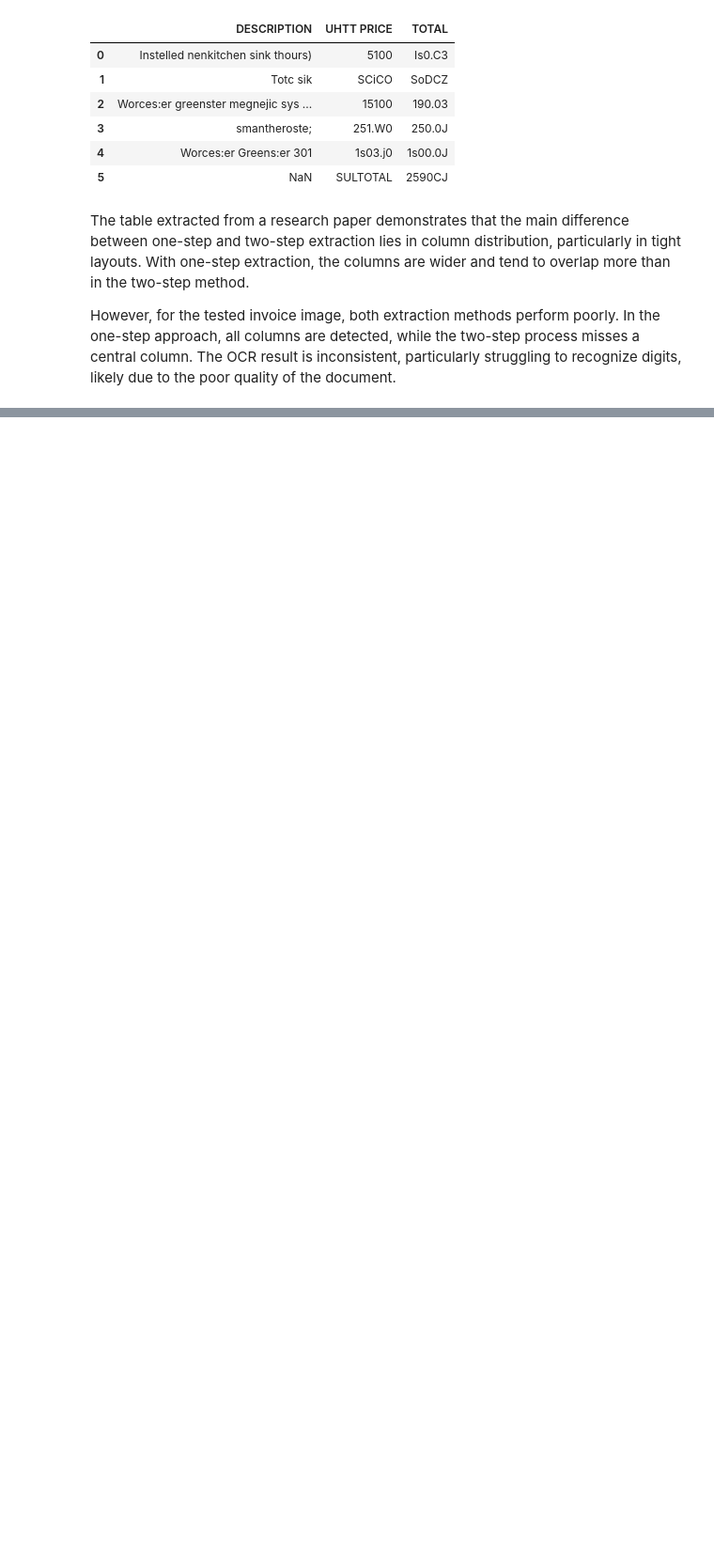
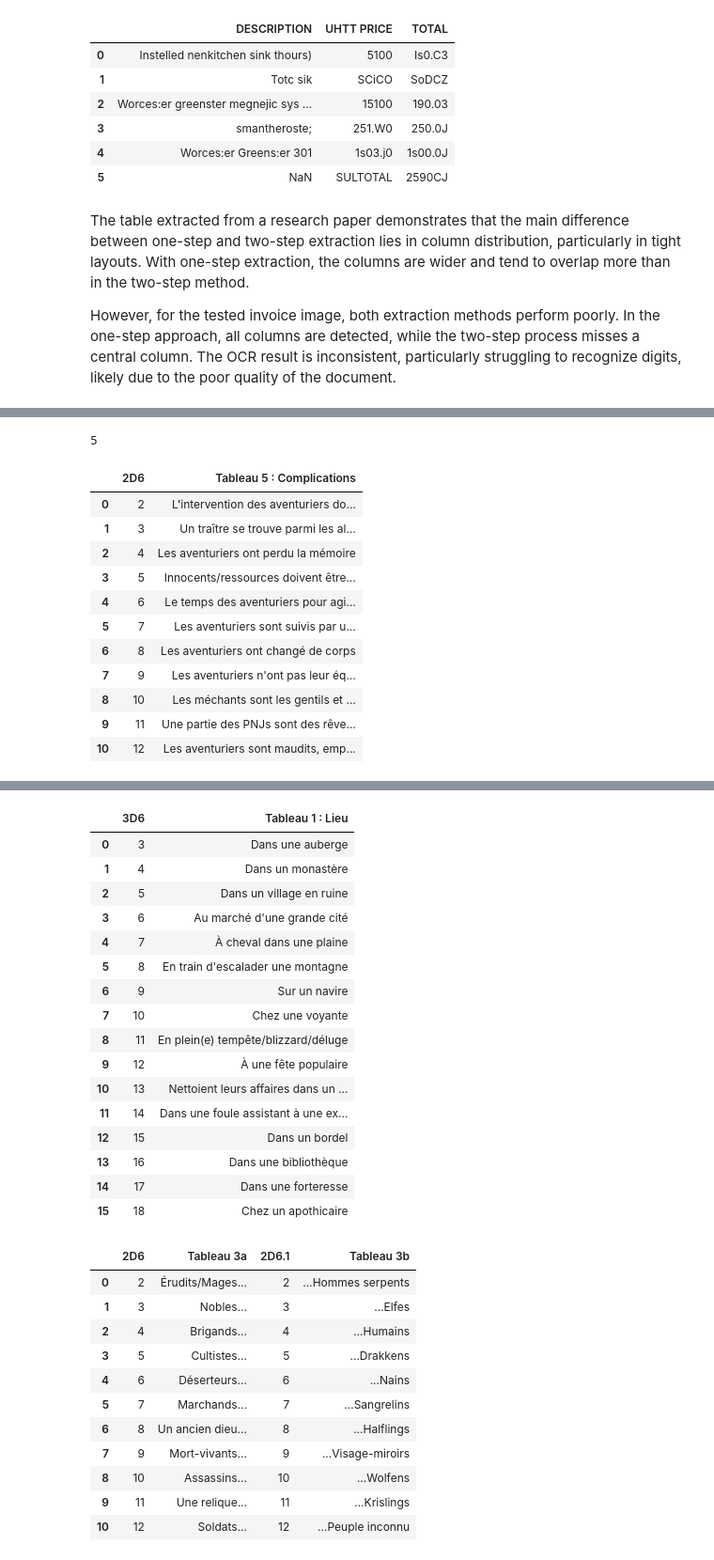
Before and after one commit to Martin-Labenne/table-transformer-demo, a Jupyter notebook: table-transformer-demo.ipynb, the cells around one changed output, grey strips where cells are left out. Shown at 94% size. Saved outputs shown, nothing was run; the diff lists cells and outputs as text; code cells hidden in the pictures; blank space fills up the shorter version.

```diff
--- a/table-transformer-demo.ipynb
+++ b/table-transformer-demo.ipynb
@@ -201,0 +255,29 @@ However, for the tested invoice image, both extraction methods perform poorly. I
+# %%
+from tableExtraction import PretrainTableExtractionPipeline
+
+from transformers import TableTransformerForObjectDetection, AutoModelForObjectDetection
+
+TABLE_DETECTION_MODEL_PATH = "microsoft/table-transformer-detection"
+TABLE_STRUCTURE_MODEL_PATH = "microsoft/table-transformer-structure-recognition-v1.1-all"
+
+table_detection_model = AutoModelForObjectDetection.from_pretrained(TABLE_DETECTION_MODEL_PATH, revision="no_timm")
+table_structure_model = TableTransformerForObjectDetection.from_pretrained(TABLE_STRUCTURE_MODEL_PATH)
+
+
+pipeline = PretrainTableExtractionPipeline(
+    det_model=table_detection_model,
+    str_model=table_structure_model,
+    det_device='cpu', str_device='cpu'
+)
+
+out_options = {
+    'out_objects': True,
+    'out_cells': True,
+    'out_html': True,
+    'out_csv': True
+}
+
+tables = pipeline.extract(image, tokens, **out_options)
+
+csv_buffer = StringIO(tables[0]['csv'][0])
+pd.read_csv(csv_buffer)
@@ -201,0 +297,20 @@ However, for the tested invoice image, both extraction methods perform poorly. I
+# %%
+len(tables)
+# %% [output]
+5
+# %%
+for table in tables:
+    display(pd.read_csv(StringIO(table['csv'][0])))
+# %% [output]
+|  | 2D6 | Tableau 5 : Complications |
+| 0 | 2 | L'intervention des aventuriers do... |
+| 1 | 3 | Un traître se trouve parmi les al... |
+| 2 | 4 | Les aventuriers ont perdu la mémoire |
+| 3 | 5 | Innocents/ressources doivent être... |
+| 4 | 6 | Le temps des aventuriers pour agi... |
+| 5 | 7 | Les aventuriers sont suivis par u... |
+| 6 | 8 | Les aventuriers ont changé de corps |
+| 7 | 9 | Les aventuriers n'ont pas leur éq... |
+| 8 | 10 | Les méchants sont les gentils et ... |
+| 9 | 11 | Une partie des PNJs sont des rêve... |
+| 10 | 12 | Les aventuriers sont maudits, emp... |
@@ -201,0 +334,29 @@ However, for the tested invoice image, both extraction methods perform poorly. I
+|  | 3D6 | Tableau 1 : Lieu |
+| 0 | 3 | Dans une auberge |
+| 1 | 4 | Dans un monastère |
+| 2 | 5 | Dans un village en ruine |
+| 3 | 6 | Au marché d'une grande cité |
+| 4 | 7 | À cheval dans une plaine |
+| 5 | 8 | En train d'escalader une montagne |
+| 6 | 9 | Sur un navire |
+| 7 | 10 | Chez une voyante |
+| 8 | 11 | En plein(e) tempête/blizzard/déluge |
+| 9 | 12 | À une fête populaire |
+| 10 | 13 | Nettoient leurs affaires dans un ... |
+| 11 | 14 | Dans une foule assistant à une ex... |
+| 12 | 15 | Dans un bordel |
+| 13 | 16 | Dans une bibliothèque |
+| 14 | 17 | Dans une forteresse |
+| 15 | 18 | Chez un apothicaire |
+|  | 2D6 | Tableau 3a | 2D6.1 | Tableau 3b |
+| 0 | 2 | Érudits/Mages... | 2 | ...Hommes serpents |
+| 1 | 3 | Nobles... | 3 | ...Elfes |
+| 2 | 4 | Brigands... | 4 | ...Humains |
+| 3 | 5 | Cultistes... | 5 | ...Drakkens |
+| 4 | 6 | Déserteurs... | 6 | ...Nains |
+| 5 | 7 | Marchands... | 7 | ...Sangrelins |
+| 6 | 8 | Un ancien dieu... | 8 | ...Halflings |
+| 7 | 9 | Mort-vivants... | 9 | ...Visage-miroirs |
+| 8 | 10 | Assassins... | 10 | ...Wolfens |
+| 9 | 11 | Une relique... | 11 | ...Krislings |
+| 10 | 12 | Soldats... | 12 | ...Peuple inconnu |
```
Also changed, not shown: parts of 6 cells of this notebook, 1 other file.
